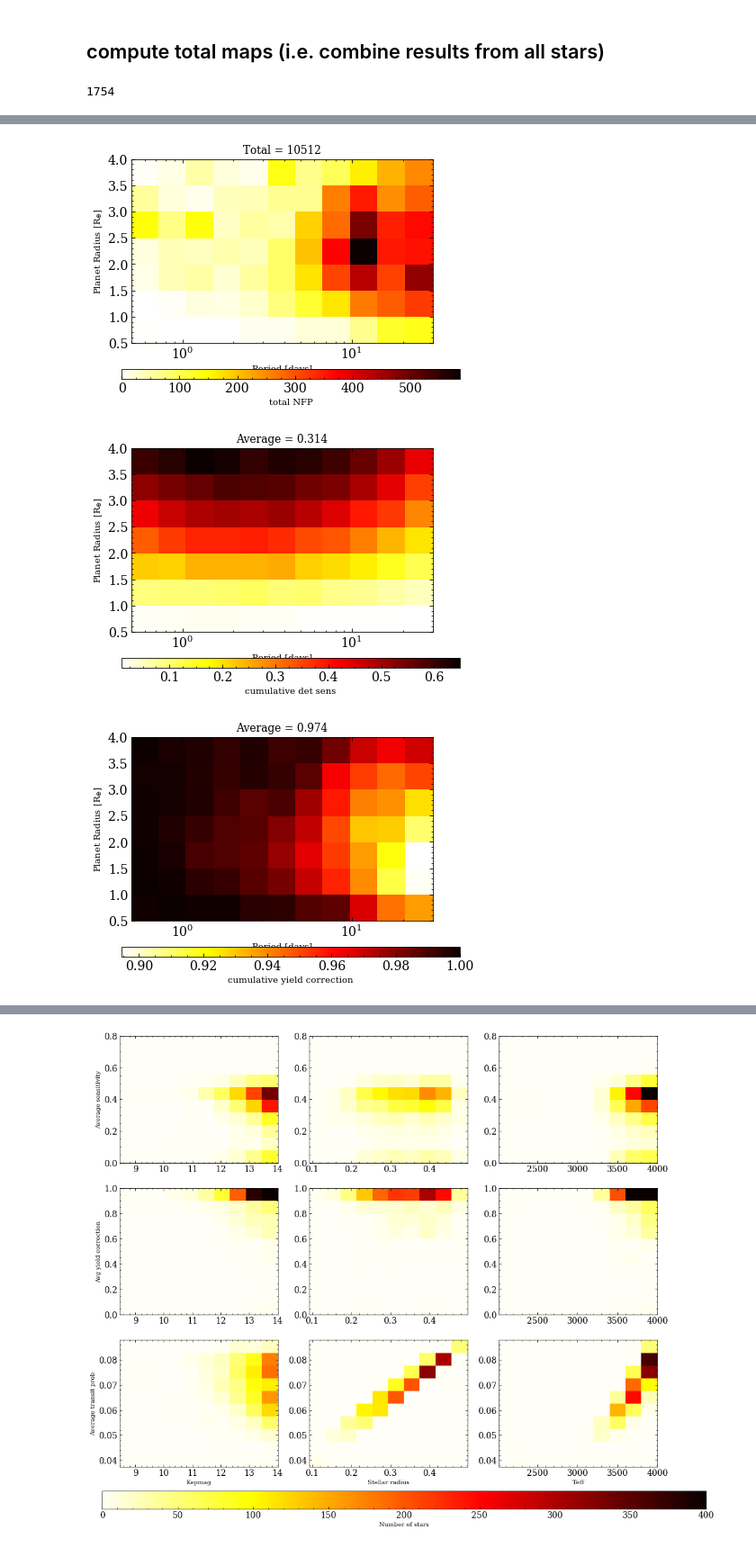
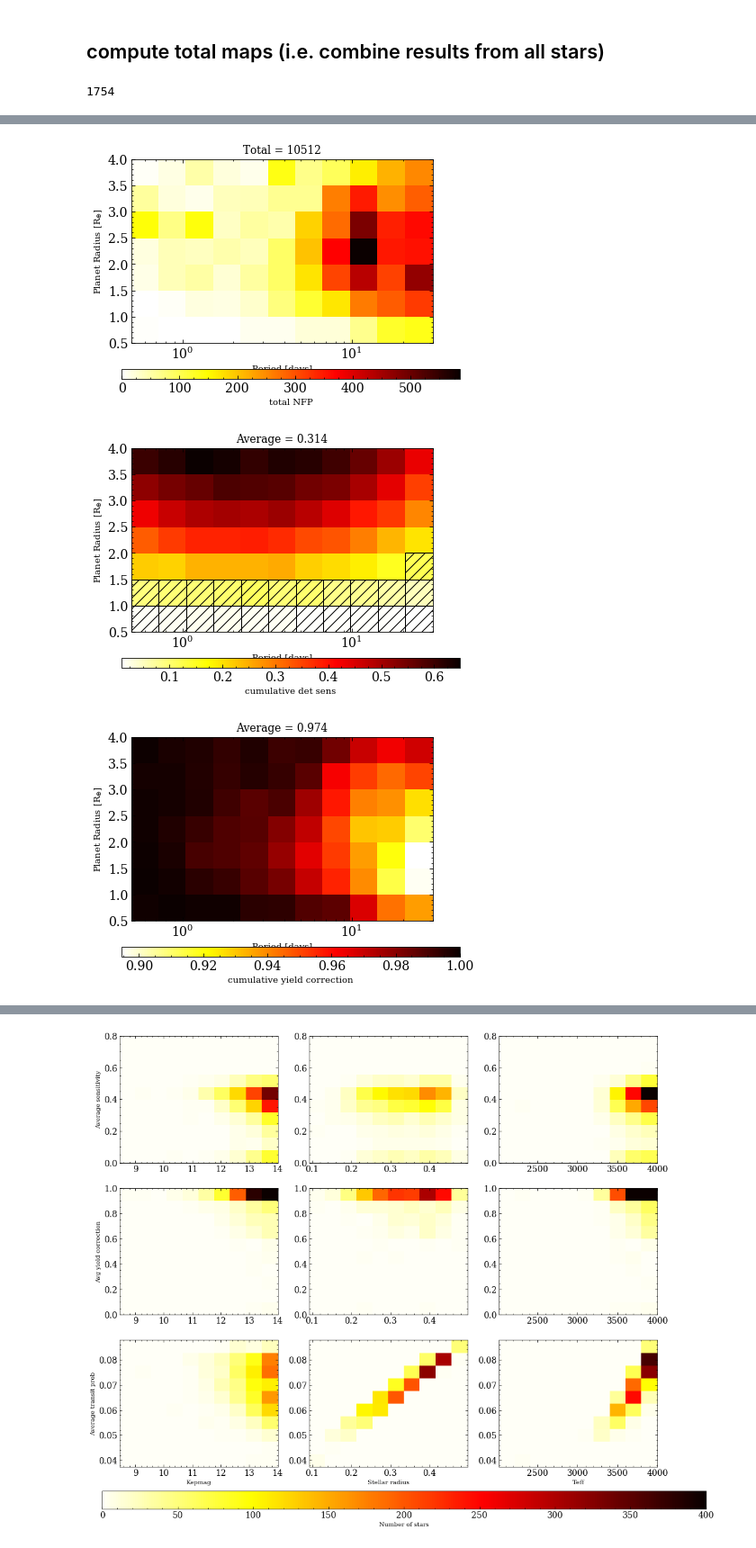
Before and after one commit to r-cloutier/mdwarfparams, a Jupyter notebook: analysis_K2sensitivity_indiv.ipynb, the cells around one changed output, grey strips where cells are left out. Shown at 90% size. Drawn from its saved outputs; the diff is of its cells as text; code cells hidden in the pictures.

```diff
--- a/analysis_K2sensitivity_indiv.ipynb
+++ b/analysis_K2sensitivity_indiv.ipynb
@@ -44,18 +50,18 @@ for i in range(fs.size):
 # %%
 # plot total maps
 print fs.size
 self.plot_map(Ndet, 'total Ndet', sumtitle=True)
 self.plot_map(Ntrue, 'total Ntrue', sumtitle=True)
 self.plot_map(NFP, 'total NFP', sumtitle=True)
-self.plot_map(sens, 'cumulative det sens', avgtitle=True)
+self.plot_map(sens, 'cumulative det sens', avgtitle=True, issens=True)
 self.plot_map(yield_corr, 'cumulative yield correction', avgtitle=True)
 self.plot_map(transit_prob, 'avg transit prob', avgtitle=True)
 # %% [output]
 1754
 [figure]
 [figure]
 [figure]
-[figure, old version]
+[figure, new version]
 [figure]
 [figure]
 # %%
```
Also changed, not shown: parts of 3 cells of this notebook, 3 other files.
